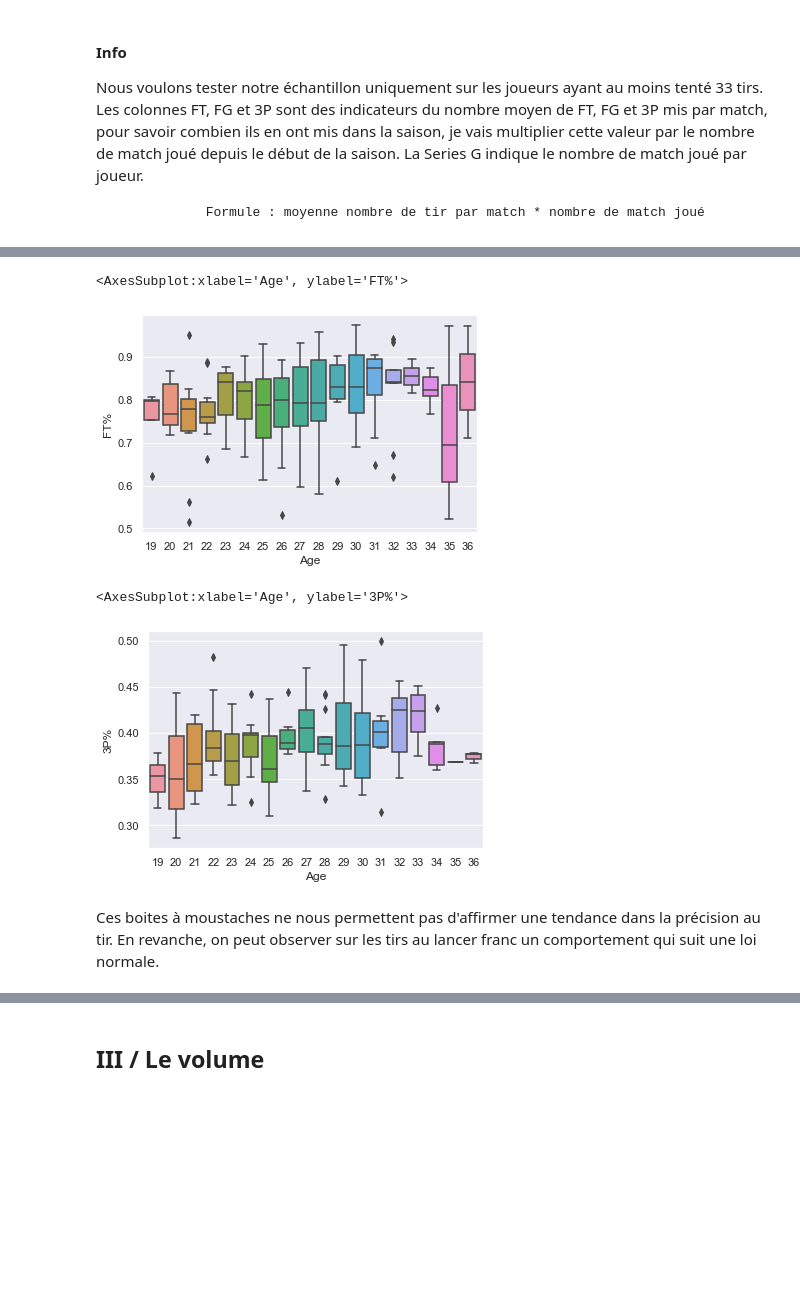
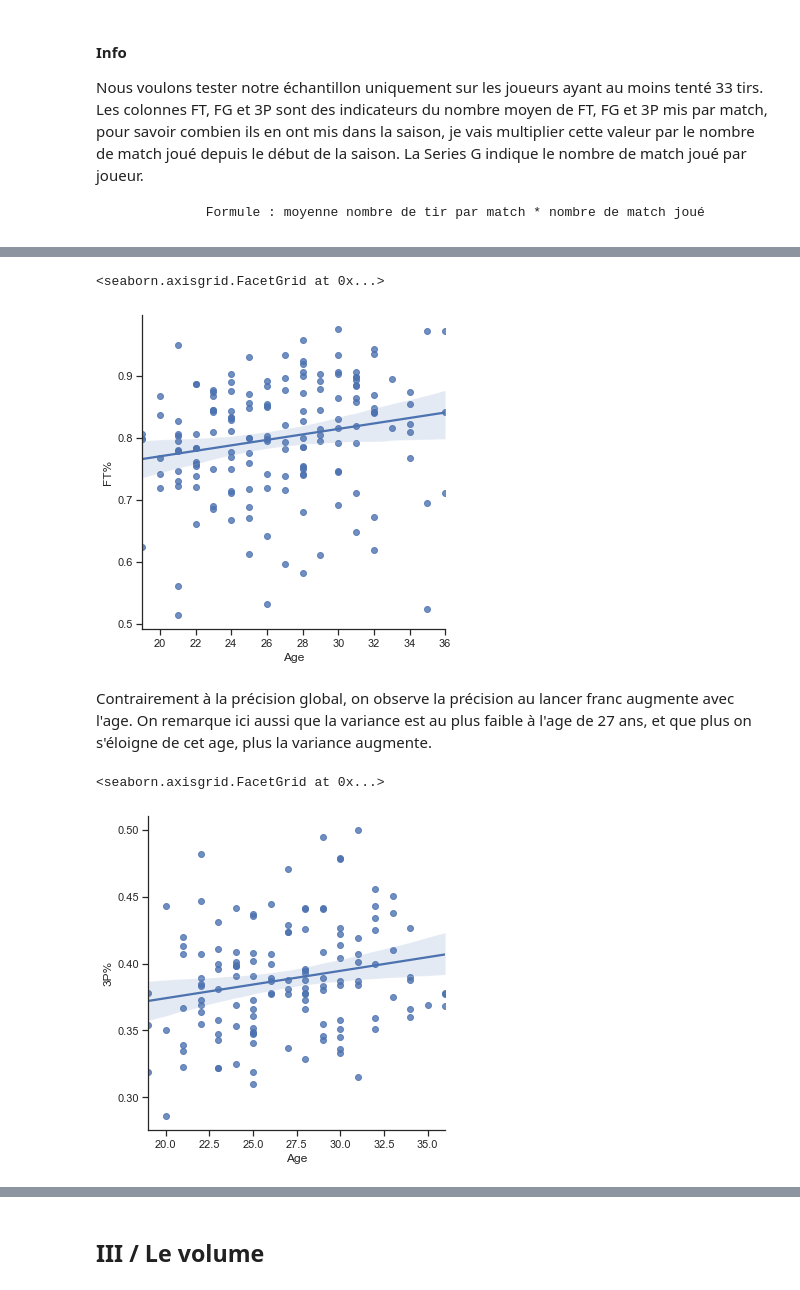
Before and after one commit to Gizmologie/python_ML, a Jupyter notebook: projet/nba_impact.ipynb, the cells around one changed output, grey strips where cells are left out. Cells and saved outputs as stored; diff of their text form; code cells hidden in the pictures; blank space fills up the shorter version.

```diff
--- a/projet/nba_impact.ipynb
+++ b/projet/nba_impact.ipynb
@@ -160,15 +182,14 @@ Il est à noter que les joueurs de 35 ans ont un pourcentage de précision au ti
 # %%
-sns.boxplot(data=FTP, x="Age", y="FT%")
 #POURCENTAGE AU LANCER FRANC (FT: Free Throw)
+sns.lmplot(data=FTP, x="Age", y="FT%")
 # %% [output]
-<AxesSubplot:xlabel='Age', ylabel='FT%'>
+<seaborn.axisgrid.FacetGrid at 0x...>
-[figure, old version]
+[figure, new version]
+# %% [markdown]
+Contrairement à la précision global, on observe la précision au lancer franc augmente avec l'age. On remarque ici aussi que la variance est au plus faible à l'age de 27 ans, et que plus on s'éloigne de cet age, plus la variance augmente.
 # %%
-sns.boxplot(data=TPP, x="Age", y="3P%")
 #POURCENTAGE AU TIR A 3 POINTS (3P: 3 point)
+sns.lmplot(data=TPP, x="Age", y="3P%")
 # %% [output]
-<AxesSubplot:xlabel='Age', ylabel='3P%'>
+<seaborn.axisgrid.FacetGrid at 0x...>
-[figure, old version]
+[figure, new version]
-# %% [markdown]
-Ces boites à moustaches ne nous permettent pas d'affirmer une tendance dans la précision au tir.
-En revanche, on peut observer sur les tirs au lancer franc un comportement qui suit une loi normale.
```
Also changed, not shown: parts of 20 cells of this notebook.
